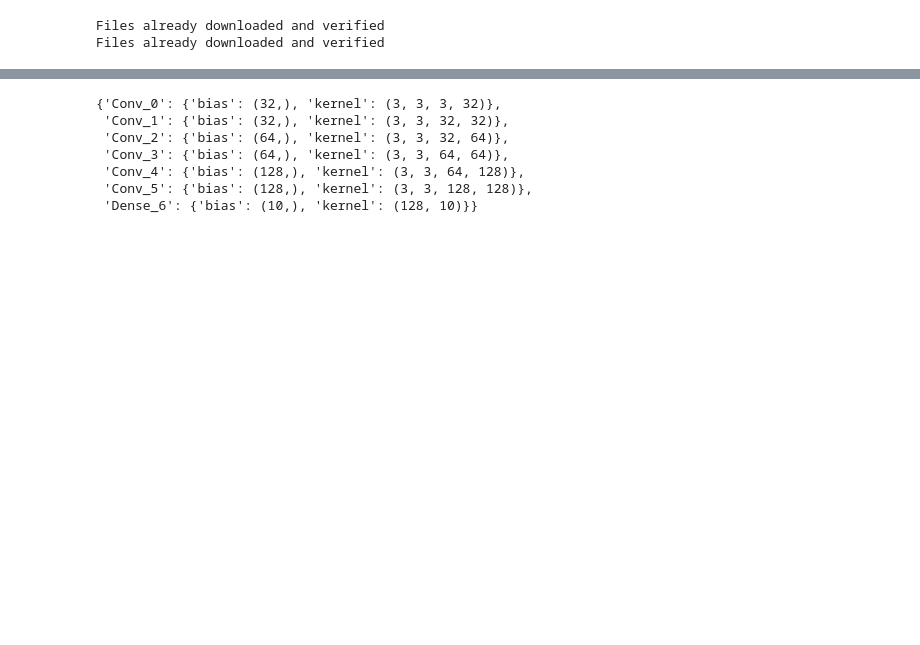
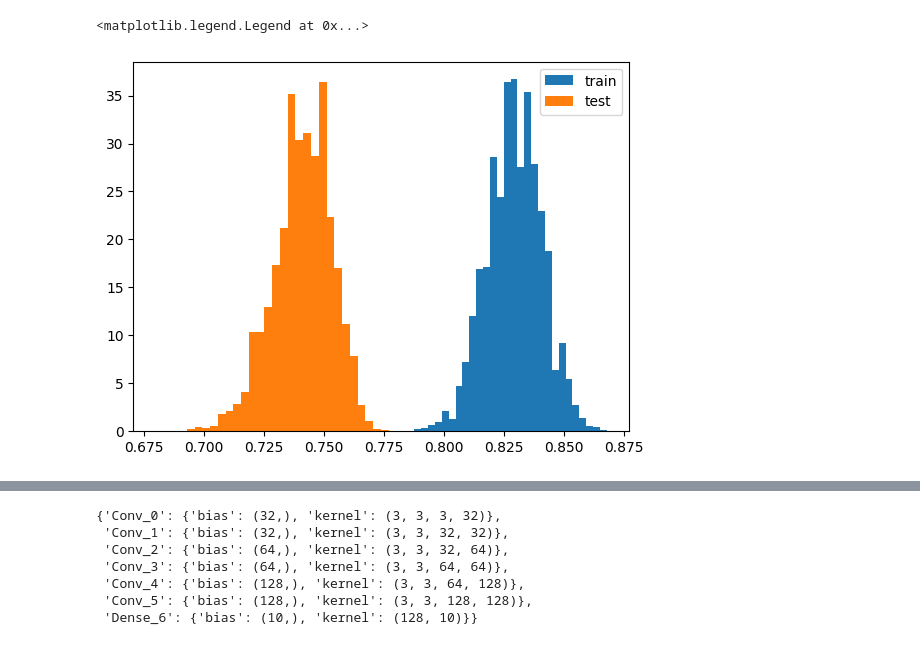
Before and after one commit to langosco/backdoors, a Jupyter notebook: notebooks/scratch.ipynb, the cells around one changed output, grey strips where cells are left out. Drawn from its saved outputs; the diff is of its cells as text; code cells hidden in the pictures; blank space fills up the shorter version.

```diff
--- a/notebooks/scratch.ipynb
+++ b/notebooks/scratch.ipynb
@@ -1,4 +1,7 @@
 # %%
+import json
+import pickle
+import io
 import pandas as pd
 from dataclasses import asdict
 from backdoors import data, patterns, poison, utils, checkpoint_dir
@@ -19,13 +22,12 @@ import sympy
 from jax import random
 from collections import namedtuple
 from time import time
-rng = random.PRNGKey(0)
 
 import orbax.checkpoint
 import os
 from pathlib import Path
 
-from backdoors import module_path, checkpoint_dir, train
+from backdoors import module_path, checkpoint_dir, train, paths
 from backdoors.train import TrainState, Metrics, model, tx, \
     accuracy, train_step, init_train_state
 from backdoors.models import CNN
@@ -39,7 +41,26 @@ BATCH_SIZE = 64
 NUM_EPOCHS = 5
 
 #train_data, _ = load_cifar10()
-cifar10_train, cifar10_test = load_cifar10()
+#cifar10_train, cifar10_test = load_cifar10()
-# %% [output]
-Files already downloaded and verified
-Files already downloaded and verified
+# %%
+# load run infos
+CLEAN_CHECKPOINT_DIR = paths.PRIMARY_CLEAN
+BACKDOOR_CHECKPOINT_DIR = paths.PRIMARY_BACKDOOR / "simple_pattern"
+
+
+all_infos = []
+for i in range(10000):
+    infopath = CLEAN_CHECKPOINT_DIR / str(i) / "info.json"
+    info = json.loads(infopath.read_text())
+    all_infos.append(info)
+
+
+# merge dicts
+all_infos = {k: [d[k] for d in all_infos] for k in all_infos[0]}
+# %%
+plt.hist(all_infos["train_accuracy"], bins=30, density=True, label="train")
+plt.hist(all_infos["test_accuracy"], bins=30, density=True, label="test")
+plt.legend()
+# %% [output]
+<matplotlib.legend.Legend at 0x...>
+[figure, added]
```
Also changed, not shown: parts of 16 cells of this notebook, 3 other files.
